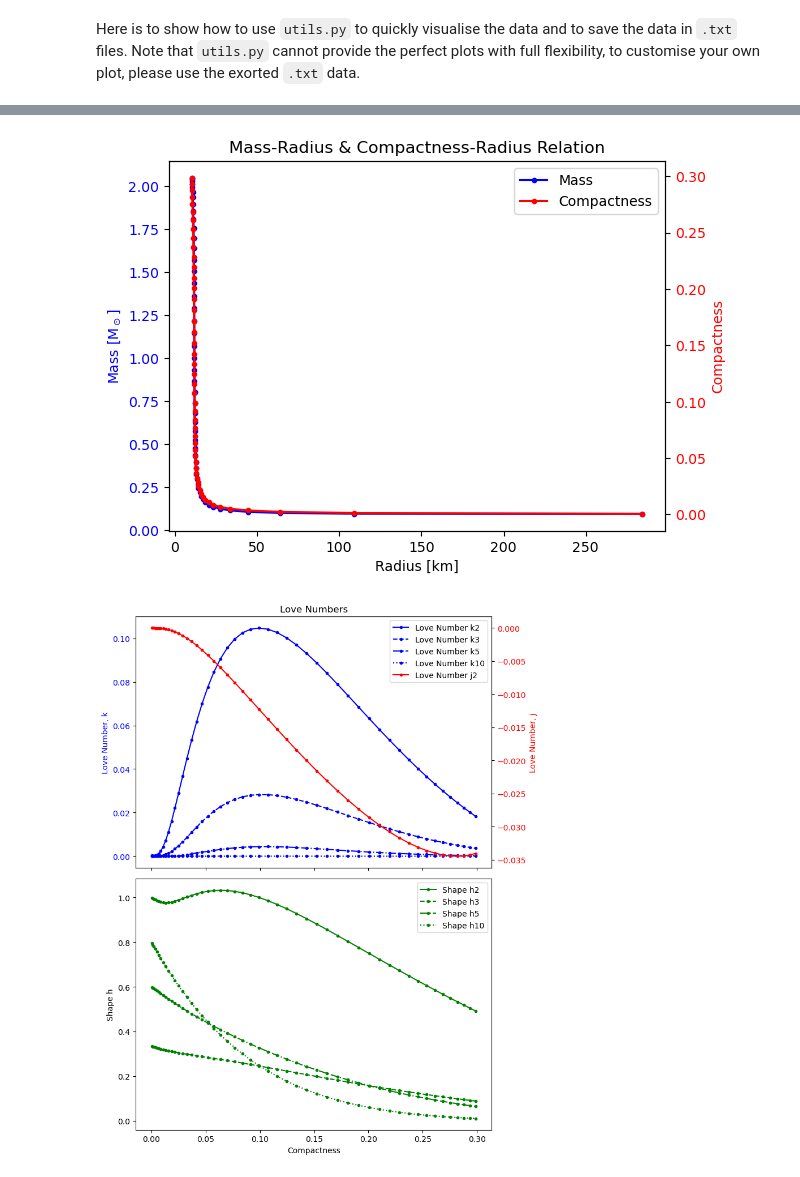
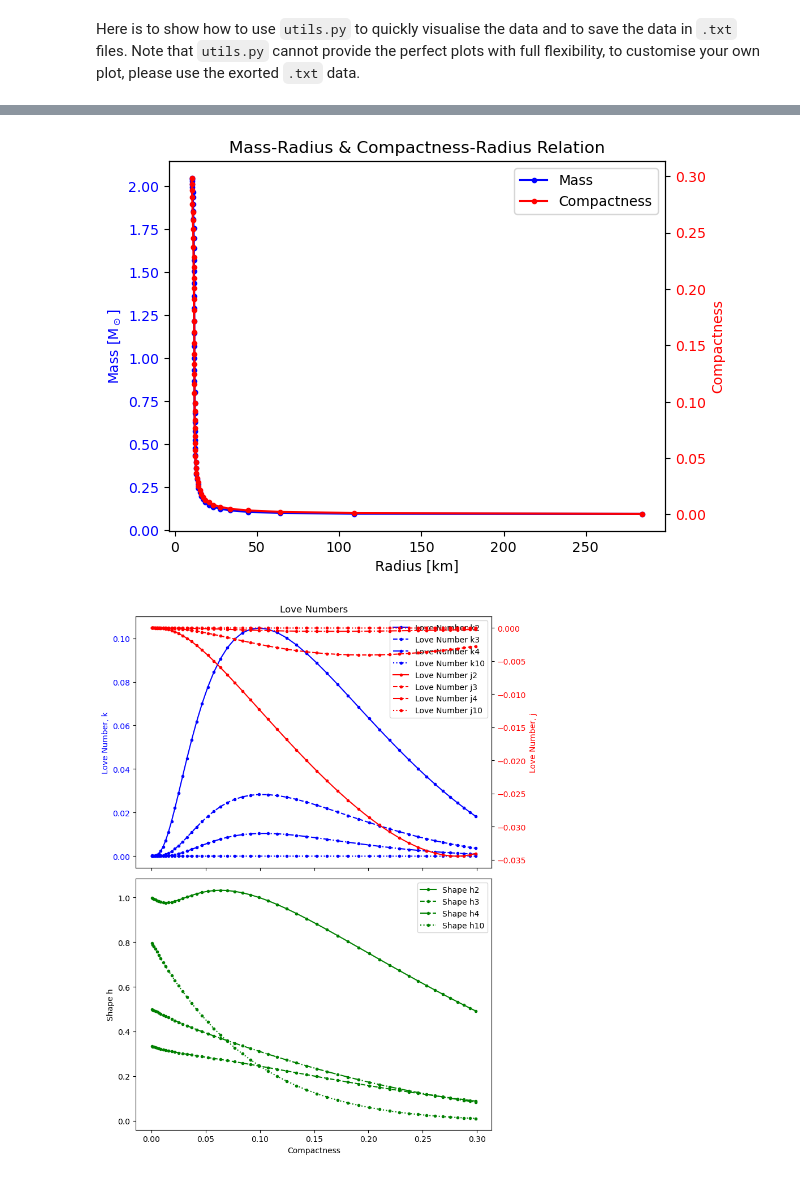
Before and after one commit to ZiyuanNie/tovpy, a Jupyter notebook: examples/example.ipynb, the cells around one changed output, grey strips where cells are left out. Drawn from its saved outputs; the diff is of its cells as text; code cells hidden in the pictures.

```diff
--- a/examples/example.ipynb
+++ b/examples/example.ipynb
@@ -101,33 +101,33 @@ utils_instance = Utils(eos=eos, p=p, path=save_path)
 
 # Now you can call the various methods:
 
 # 1. Plot the Equation of State (EOS)
 utils_instance.eos_plot(savefigon=True)
 # This will display the EOS plot and also save it (using a default filename)
 
 
 # 2. Save EOS data to a text file
 utils_instance.eos_txt()
 # The data will be saved to a file (e.g., "<EOS>eos_data.txt") in your results directory
 
 # 3. Plot the Mass-Radius (MR) relation
 utils_instance.MR_plot(savefigon=True)
 # This displays and saves the mass-radius plot
 
 # 4. Save the Mass-Radius data to a text file
 utils_instance.MR_txt()
 
 # 5. For plotting the Love numbers and moments of inertia, you need to provide
 #    the "leven" and "lodd" parameters. Here are example arrays:
-leven = [2, 3, 5, 10]  # even-parity multipoles (example values)
-lodd  = [2]  # odd-parity multipoles (example values)
+leven = [2, 3, 4, 10]  # even-parity multipoles (example values)
+lodd  = [2, 3, 4, 10]  # odd-parity multipoles (example values)
 
 # Plot the Love number and moment of inertia relation
 utils_instance.Love_plot(leven=leven, lodd=lodd)
 
 # Save the Love data to a text file
 utils_instance.Love_txt(leven=leven, lodd=lodd)
 # %% [output]
 [figure]
 [figure]
-[figure, old version]
+[figure, new version]
```
Also changed, not shown: 3 other files.
